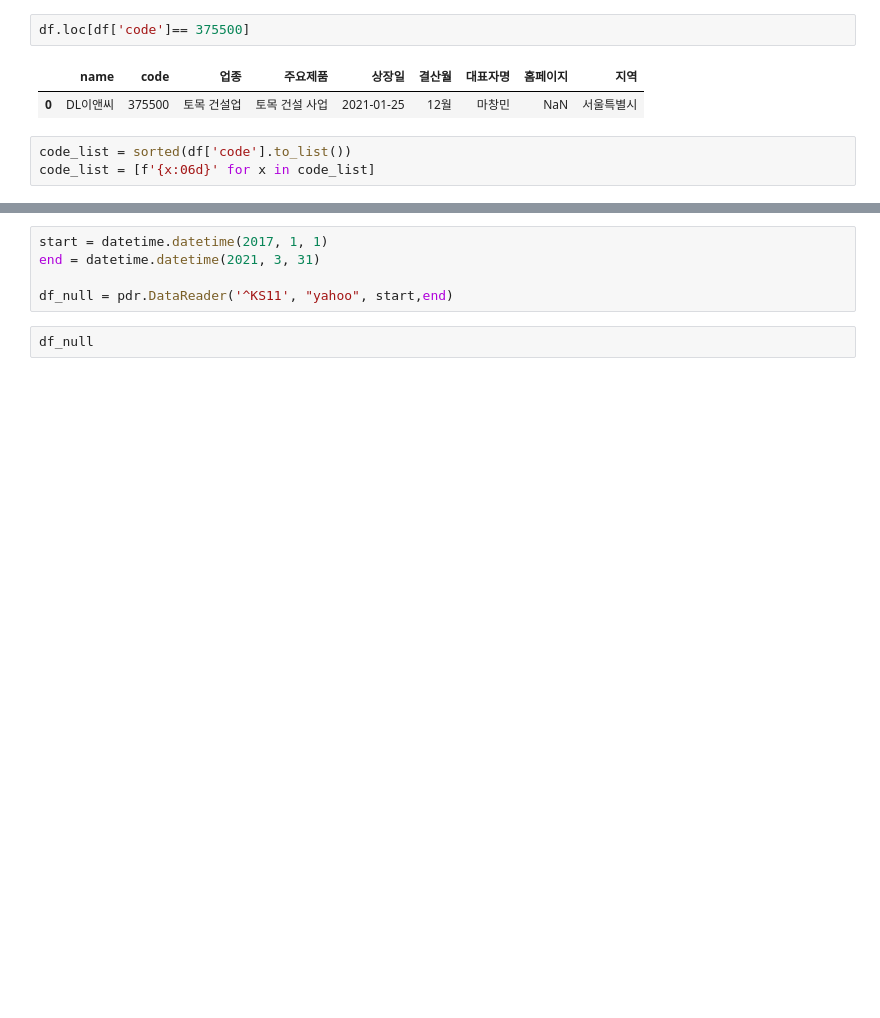
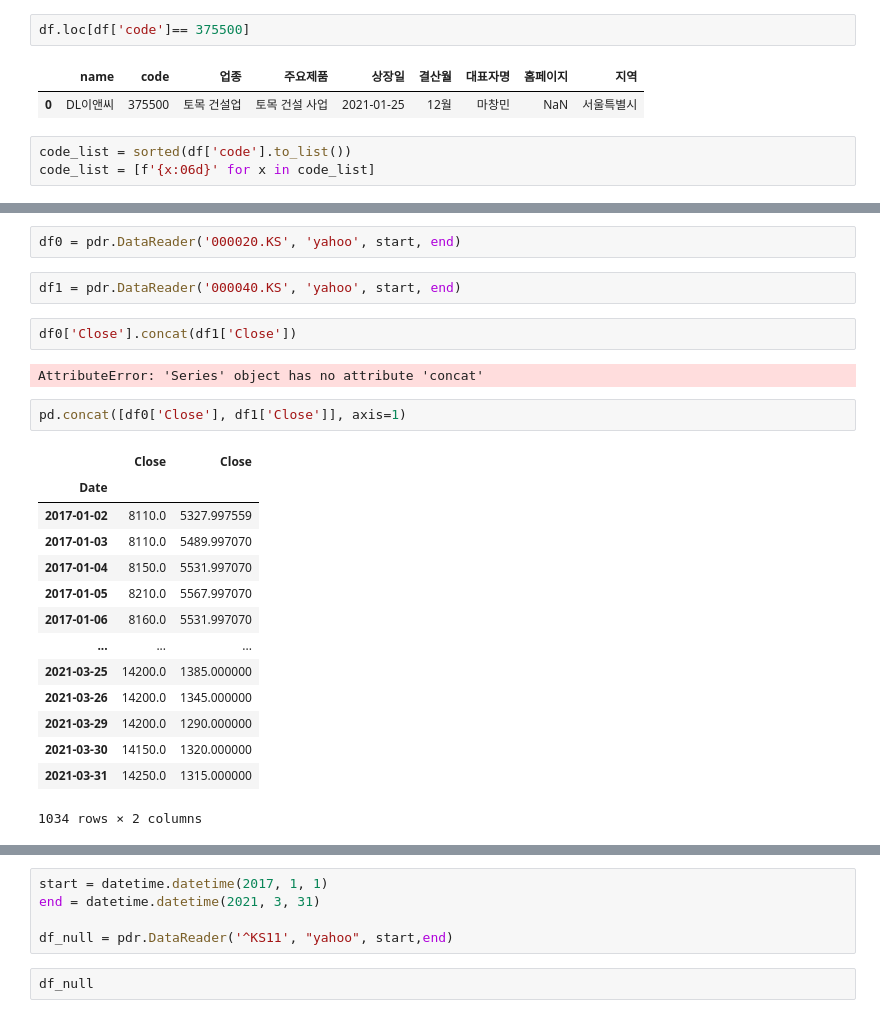
Before and after one commit to jw-y/FE_project_1, a Jupyter notebook: data_downloader.ipynb, the cells around one changed output, grey strips where cells are left out. Saved outputs shown, nothing was run; the diff lists cells and outputs as text; blank space fills up the shorter version.

Commit message:
added data

```diff
--- a/data_downloader.ipynb
+++ b/data_downloader.ipynb
@@ -42,0 +76,25 @@ code_list
+# %%
+df0 = pdr.DataReader('000020.KS', 'yahoo', start, end)
+# %%
+df1 = pdr.DataReader('000040.KS', 'yahoo', start, end)
+# %%
+df0['Close'].concat(df1['Close'])
+# %% [output]
+AttributeError: 'Series' object has no attribute 'concat'
+# %%
+pd.concat([df0['Close'], df1['Close']], axis=1)
+# %% [output]
+|  | Close | Close |
+| Date |  |  |
+| 2017-01-02 | 8110.0 | 5327.997559 |
+| 2017-01-03 | 8110.0 | 5489.997070 |
+| 2017-01-04 | 8150.0 | 5531.997070 |
+| 2017-01-05 | 8210.0 | 5567.997070 |
+| 2017-01-06 | 8160.0 | 5531.997070 |
+| ... | ... | ... |
+| 2021-03-25 | 14200.0 | 1385.000000 |
+| 2021-03-26 | 14200.0 | 1345.000000 |
+| 2021-03-29 | 14200.0 | 1290.000000 |
+| 2021-03-30 | 14150.0 | 1320.000000 |
+| 2021-03-31 | 14250.0 | 1315.000000 |
+1034 rows × 2 columns
```
Also changed, not shown: parts of 12 cells of this notebook, 1 other file.
